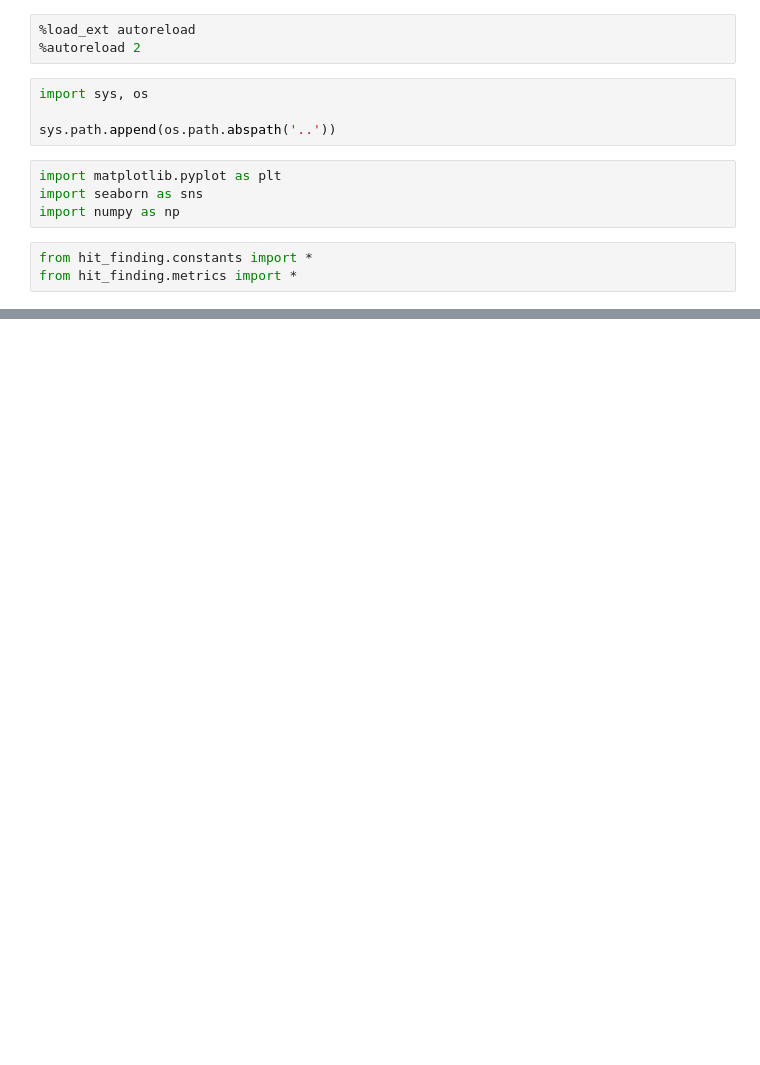
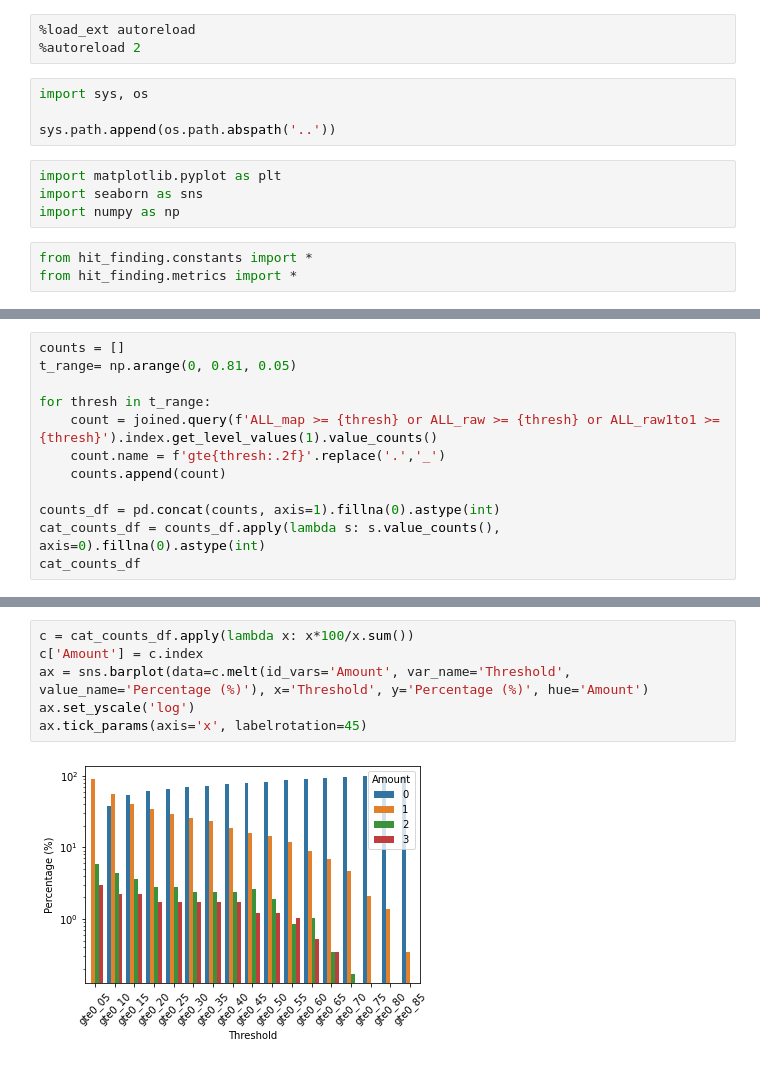
Before and after one commit to leorrose/CellProfiling-research, a Jupyter notebook: code/notebooks/Repeated-Results.ipynb, the cells around one changed output, grey strips where cells are left out. Saved outputs shown, nothing was run; the diff lists cells and outputs as text; blank space fills up the shorter version.

```diff
--- a/code/notebooks/Repeated-Results.ipynb
+++ b/code/notebooks/Repeated-Results.ipynb
@@ -252,0 +38,12 @@ _ = ax.set_xticklabels(ax.get_xticklabels(), rotation=45, ha='right')
+# %%
+counts = []
+t_range= np.arange(0, 0.81, 0.05)
+
+for thresh in t_range:
+    count = joined.query(f'ALL_map >= {thresh} or ALL_raw >= {thresh} or ALL_raw1to1 >= {thresh}').index.get_level_values(1).value_counts()
+    count.name = f'gte{thresh:.2f}'.replace('.','_')
+    counts.append(count)
+
+counts_df = pd.concat(counts, axis=1).fillna(0).astype(int)
+cat_counts_df = counts_df.apply(lambda s: s.value_counts(), axis=0).fillna(0).astype(int)
+cat_counts_df
@@ -252,0 +56,8 @@ _ = ax.set_xticklabels(ax.get_xticklabels(), rotation=45, ha='right')
+# %%
+c = cat_counts_df.apply(lambda x: x*100/x.sum())
+c['Amount'] = c.index
+ax = sns.barplot(data=c.melt(id_vars='Amount', var_name='Threshold', value_name='Percentage (%)'), x='Threshold', y='Percentage (%)', hue='Amount')
+ax.set_yscale('log')
+ax.tick_params(axis='x', labelrotation=45)
+# %% [output]
+[figure, added]
```
Also changed, not shown: parts of 45 cells of this notebook.
